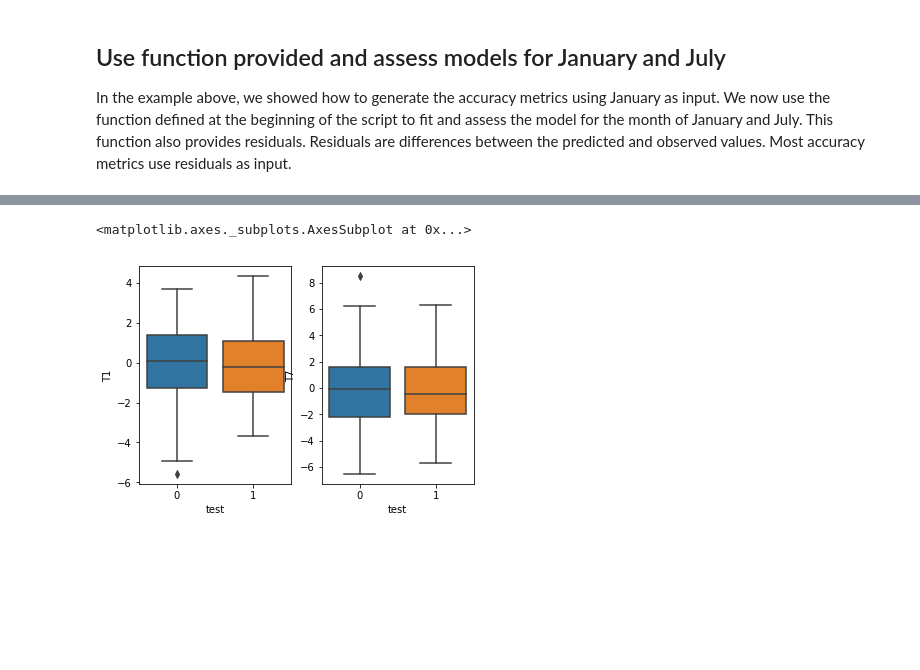
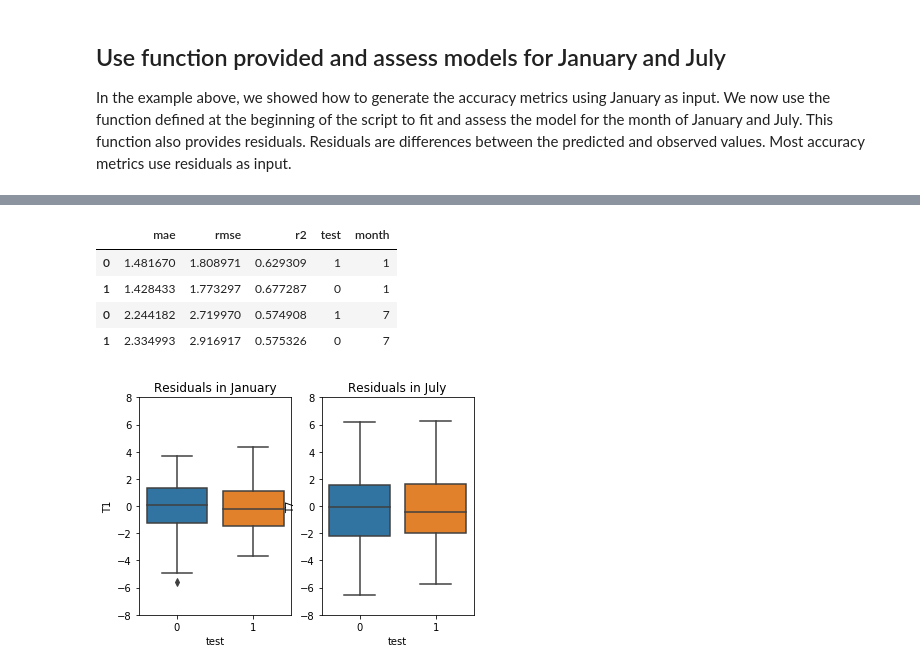
Before and after one commit to bparment1/workshops_courses_spatial_analyses, a Jupyter notebook: regression_temperature.ipynb, the cells around one changed output, grey strips where cells are left out. Cells and saved outputs as stored; diff of their text form; code cells hidden in the pictures; blank space fills up the shorter version.

```diff
--- a/regression_temperature.ipynb
+++ b/regression_temperature.ipynb
@@ -488,11 +475,22 @@ residuals_jul_df.to_csv(outfile)
 # %%
-#change data type to categorical
+#Note that we had to change data type to categorical for the variable used on the x-axis!
 
-f, axes = plt.subplots(1, 2)
-sns.boxplot(ax=axes[0],x='test',y='T1',data=residuals_jan_df)#title='January residuals')
-sns.boxplot(ax=axes[1],x='test',y='T7',data=residuals_jul_df) #title='July residuals')
+f, ax = plt.subplots(1, 2)
+sns.boxplot(ax=ax[0],x='test',y='T1',data=residuals_jan_df)#title='January residuals')
+ax[0].set(ylim=(-8, 8))
+ax[0].set(title="Residuals in January")
+
+sns.boxplot(ax=ax[1],x='test',y='T7',data=residuals_jul_df) #title='July residuals')
+ax[1].set(ylim=(-8, 8))
+ax[1].set(title="Residuals in July")
+
+data_metrics.head()
 
 ###################### END OF SCRIPT ################################
 # %% [output]
-<matplotlib.axes._subplots.AxesSubplot at 0x...>
+|  | mae | rmse | r2 | test | month |
+| 0 | 1.481670 | 1.808971 | 0.629309 | 1 | 1 |
+| 1 | 1.428433 | 1.773297 | 0.677287 | 0 | 1 |
+| 0 | 2.244182 | 2.719970 | 0.574908 | 1 | 7 |
+| 1 | 2.334993 | 2.916917 | 0.575326 | 0 | 7 |
-[figure, old version]
+[figure, new version]
```
Also changed, not shown: parts of 8 cells of this notebook.
